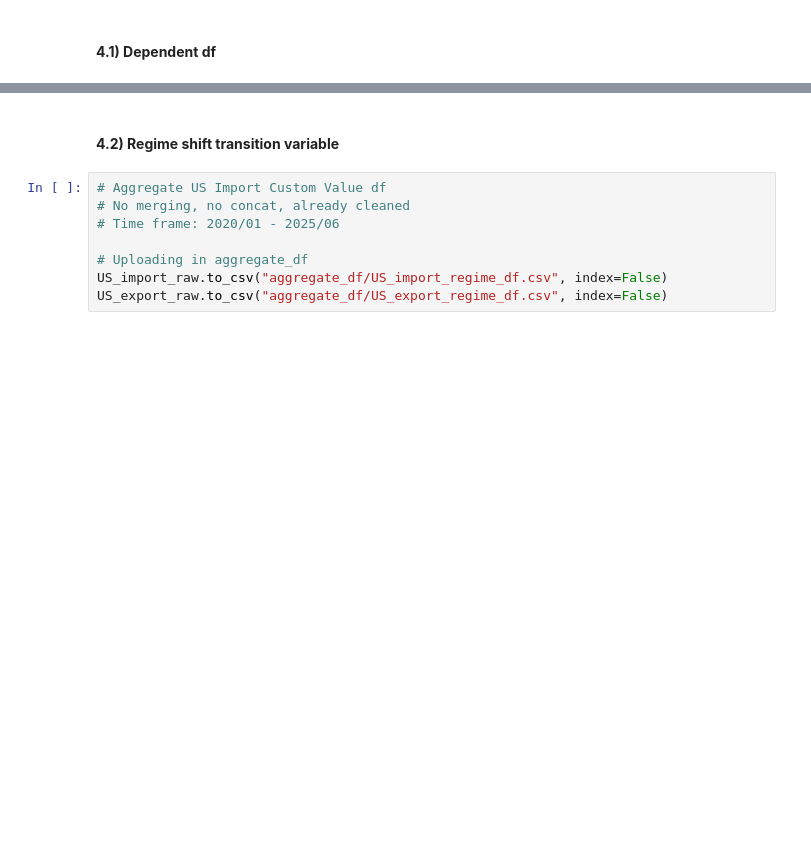
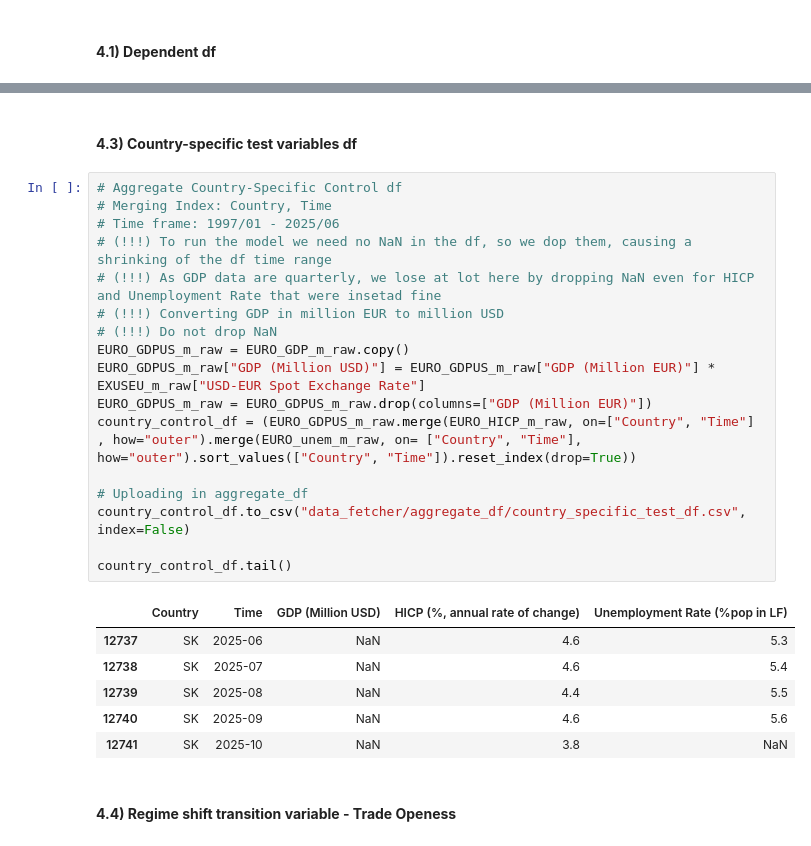
Before and after one commit to EliaLand/PSTR_Financial_Econometrics, a Jupyter notebook: data_fetcher/main.ipynb, the cells around one changed output, grey strips where cells are left out. Cells and saved outputs as stored; diff of their text form; blank space fills up the shorter version.

```diff
--- a/data_fetcher/main.ipynb
+++ b/data_fetcher/main.ipynb
@@ -737,10 +741,28 @@ EURO_indprod_m_raw.to_csv("aggregate_df/EURO_indprod_dependent_df.csv", index=Fa
+# %% [markdown]
+#### **4.3) Country-specific test variables df**
+# %%
+# Aggregate Country-Specific Control df
+# Merging Index: Country, Time
+# Time frame: 1997/01 - 2025/06
+# (!!!) To run the model we need no NaN in the df, so we dop them, causing a shrinking of the df time range
+# (!!!) As GDP data are quarterly, we lose at lot here by dropping NaN even for HICP and Unemployment Rate that were insetad fine
+# (!!!) Converting GDP in million EUR to million USD
+# (!!!) Do not drop NaN
+EURO_GDPUS_m_raw = EURO_GDP_m_raw.copy()
+EURO_GDPUS_m_raw["GDP (Million USD)"] = EURO_GDPUS_m_raw["GDP (Million EUR)"] * EXUSEU_m_raw["USD-EUR Spot Exchange Rate"]
+EURO_GDPUS_m_raw = EURO_GDPUS_m_raw.drop(columns=["GDP (Million EUR)"])
+country_control_df = (EURO_GDPUS_m_raw.merge(EURO_HICP_m_raw, on=["Country", "Time"] , how="outer").merge(EURO_unem_m_raw, on= ["Country", "Time"], how="outer").sort_values(["Country", "Time"]).reset_index(drop=True))
+
+# Uploading in aggregate_df
+country_control_df.to_csv("data_fetcher/aggregate_df/country_specific_test_df.csv", index=False)
+
+country_control_df.tail()
+# %% [output]
+|  | Country | Time | GDP (Million USD) | HICP (%, annual rate of change) | Unemployment Rate (%pop in LF) |
+| 12737 | SK | 2025-06 | NaN | 4.6 | 5.3 |
+| 12738 | SK | 2025-07 | NaN | 4.6 | 5.4 |
+| 12739 | SK | 2025-08 | NaN | 4.4 | 5.5 |
+| 12740 | SK | 2025-09 | NaN | 4.6 | 5.6 |
+| 12741 | SK | 2025-10 | NaN | 3.8 | NaN |
 # %% [markdown]
-#### **4.2) Regime shift transition variable**
+#### **4.4) Regime shift transition variable - Trade Openess**
-# %%
-# Aggregate US Import Custom Value df
-# No merging, no concat, already cleaned
-# Time frame: 2020/01 - 2025/06
-
-# Uploading in aggregate_df
-US_import_raw.to_csv("aggregate_df/US_import_regime_df.csv", index=False)
-US_export_raw.to_csv("aggregate_df/US_export_regime_df.csv", index=False)
```
Also changed, not shown: parts of 25 cells of this notebook, 10 other files.
